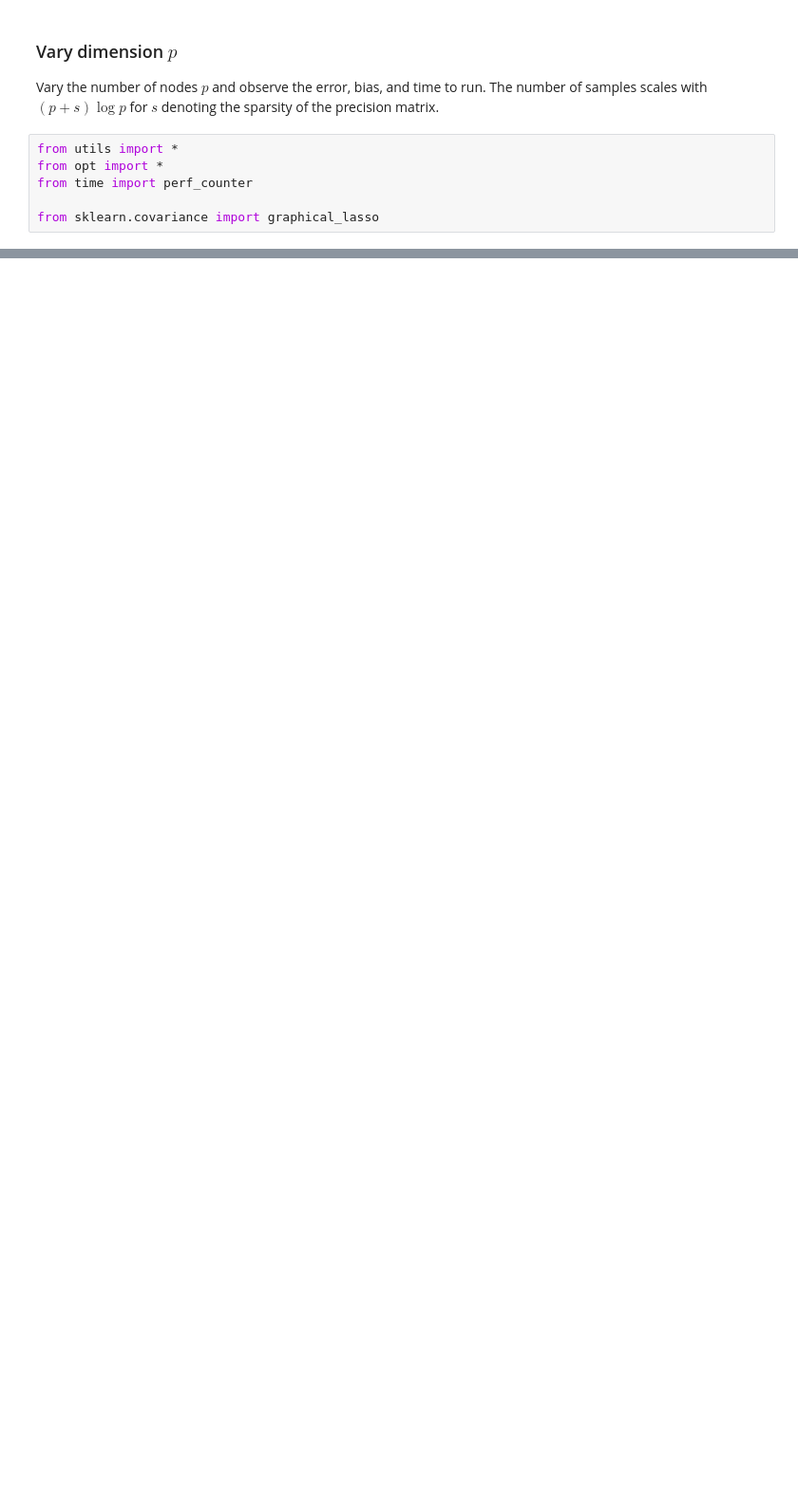
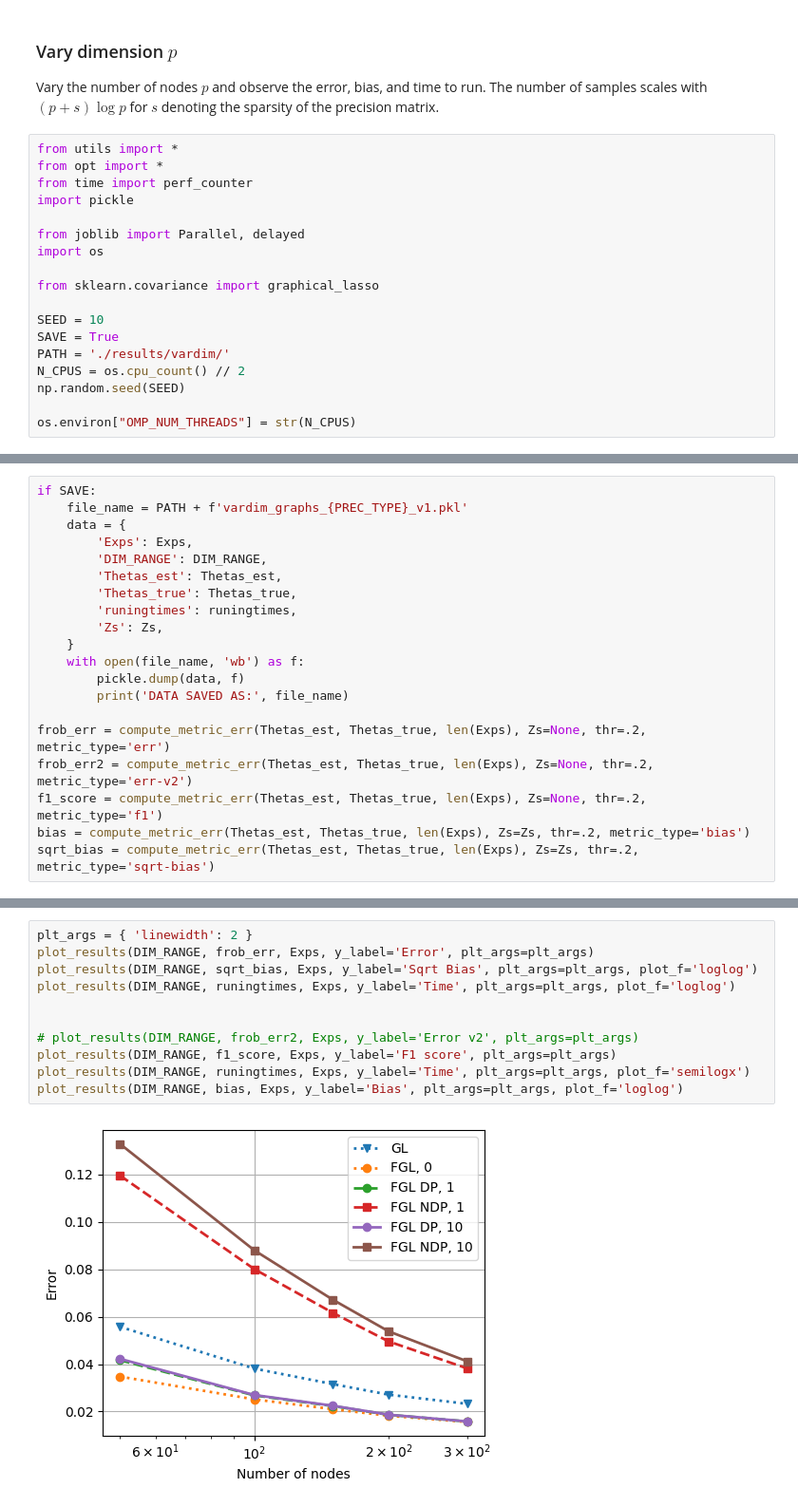
Before and after one commit to andreibuciulea/fair_GL, a Jupyter notebook: synthsim_VaryDim.ipynb, the cells around one changed output, grey strips where cells are left out. Shown at 95% size. Cells and saved outputs as stored; diff of their text form; blank space fills up the shorter version.

```diff
--- a/synthsim_VaryDim.ipynb
+++ b/synthsim_VaryDim.ipynb
@@ -6,5 +6,17 @@ The number of samples scales with $(p+s) \log p$ for $s$ denoting the sparsity o
 from utils import *
 from opt import *
 from time import perf_counter
+import pickle
+
+from joblib import Parallel, delayed
+import os
 
 from sklearn.covariance import graphical_lasso
+
+SEED = 10
+SAVE = True
+PATH = './results/vardim/'
+N_CPUS = os.cpu_count() // 2
+np.random.seed(SEED)
+
+os.environ["OMP_NUM_THREADS"] = str(N_CPUS)
@@ -378,0 +270,20 @@ fig.tight_layout()
+# %%
+if SAVE:
+    file_name = PATH + f'vardim_graphs_{PREC_TYPE}_v1.pkl'
+    data = {
+        'Exps': Exps,
+        'DIM_RANGE': DIM_RANGE,
+        'Thetas_est': Thetas_est,
+        'Thetas_true': Thetas_true,
+        'runingtimes': runingtimes,
+        'Zs': Zs,
+    }
+    with open(file_name, 'wb') as f:
+        pickle.dump(data, f)
+        print('DATA SAVED AS:', file_name)
+
+frob_err = compute_metric_err(Thetas_est, Thetas_true, len(Exps), Zs=None, thr=.2, metric_type='err')
+frob_err2 = compute_metric_err(Thetas_est, Thetas_true, len(Exps), Zs=None, thr=.2, metric_type='err-v2')
+f1_score = compute_metric_err(Thetas_est, Thetas_true, len(Exps), Zs=None, thr=.2, metric_type='f1')
+bias = compute_metric_err(Thetas_est, Thetas_true, len(Exps), Zs=Zs, thr=.2, metric_type='bias')
+sqrt_bias = compute_metric_err(Thetas_est, Thetas_true, len(Exps), Zs=Zs, thr=.2, metric_type='sqrt-bias')
@@ -378,0 +294,13 @@ fig.tight_layout()
+# %%
+plt_args = { 'linewidth': 2 }
+plot_results(DIM_RANGE, frob_err, Exps, y_label='Error', plt_args=plt_args)
+plot_results(DIM_RANGE, sqrt_bias, Exps, y_label='Sqrt Bias', plt_args=plt_args, plot_f='loglog')
+plot_results(DIM_RANGE, runingtimes, Exps, y_label='Time', plt_args=plt_args, plot_f='loglog')
+
+
+# plot_results(DIM_RANGE, frob_err2, Exps, y_label='Error v2', plt_args=plt_args)
+plot_results(DIM_RANGE, f1_score, Exps, y_label='F1 score', plt_args=plt_args)
+plot_results(DIM_RANGE, runingtimes, Exps, y_label='Time', plt_args=plt_args, plot_f='semilogx')
+plot_results(DIM_RANGE, bias, Exps, y_label='Bias', plt_args=plt_args, plot_f='loglog')
+# %% [output]
+[figure, added]
```
Also changed, not shown: parts of 20 cells of this notebook, 2 other files.
